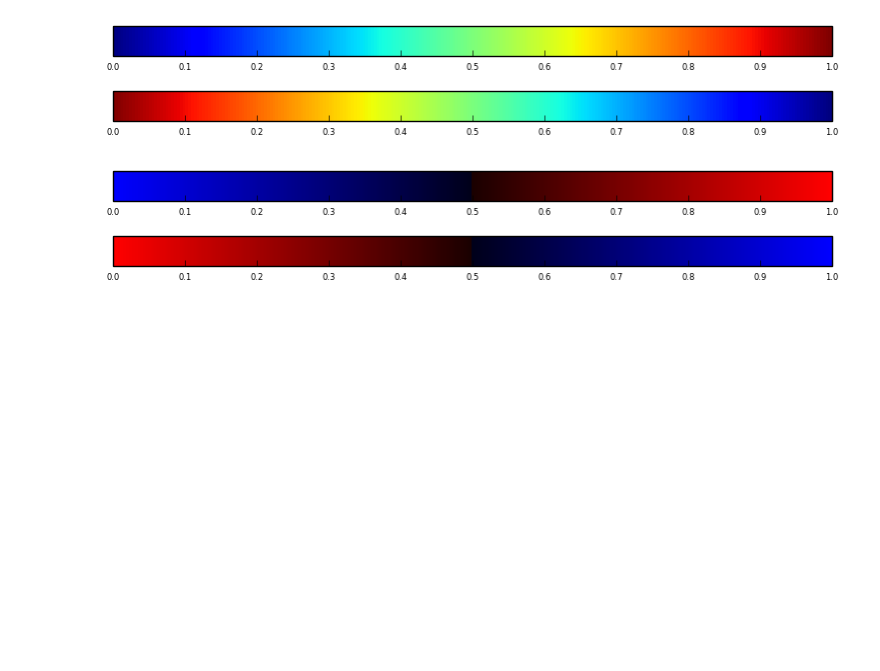
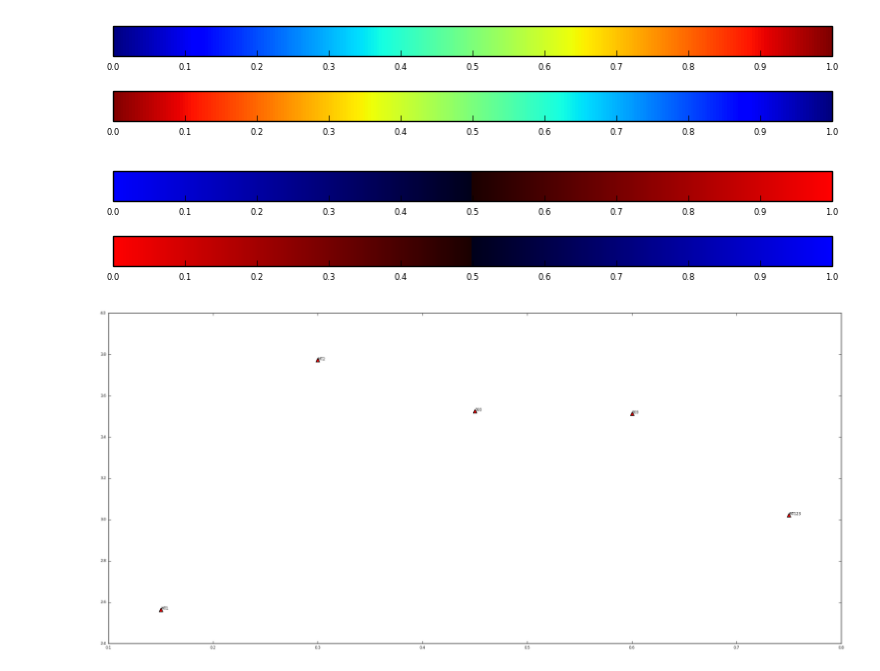
Before and after one commit to MTgeophysics/mtpy, a Jupyter notebook: examples/notebooks/MT_Penetration_Depth_Profiles.ipynb, the cells around one changed output. Cells and saved outputs as stored; diff of their text form; code cells hidden in the pictures; blank space fills up the shorter version.

```diff
--- a/examples/notebooks/MT_Penetration_Depth_Profiles.ipynb
+++ b/examples/notebooks/MT_Penetration_Depth_Profiles.ipynb
@@ -945,3 +955,17 @@ cb2 = mpl.colorbar.ColorbarBase(ax2, cmap = blue_red1_r, norm=norm, orientation=
 [figure]
 # %%
 mpl.colorbar.ColorbarBase?
+# %%
+# http://stackoverflow.com/questions/14432557/matplotlib-scatter-plot-with-different-text-at-each-data-point
+# http://matplotlib.org/examples/mplot3d/text3d_demo.html
+y=[2.56422, 3.77284,3.52623,3.51468,3.02199]
+z=[0.15, 0.3, 0.45, 0.6, 0.75]
+n=['MT1','MT2',393,203,'MT123']
+
+fig, ax = plt.subplots()
+ax.scatter(z, y,s=40, c='r',marker='^')
+
+for i, txt in enumerate(n):
+    ax.annotate(txt, (z[i],y[i]))
+# %% [output]
+[figure, added]
```
Also changed, not shown: parts of 2 cells of this notebook, 4 other files.
